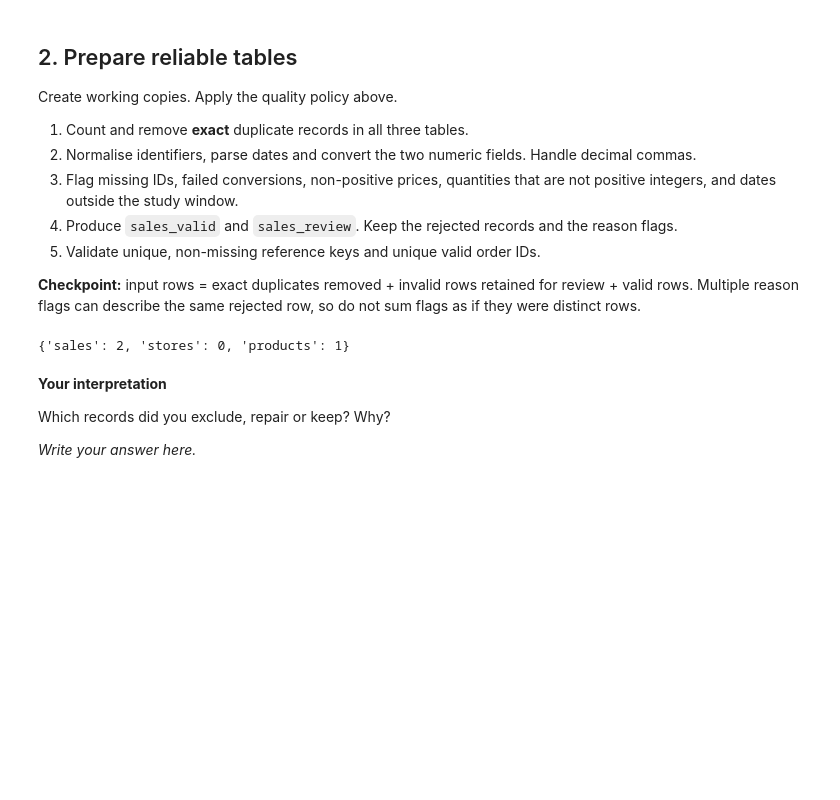
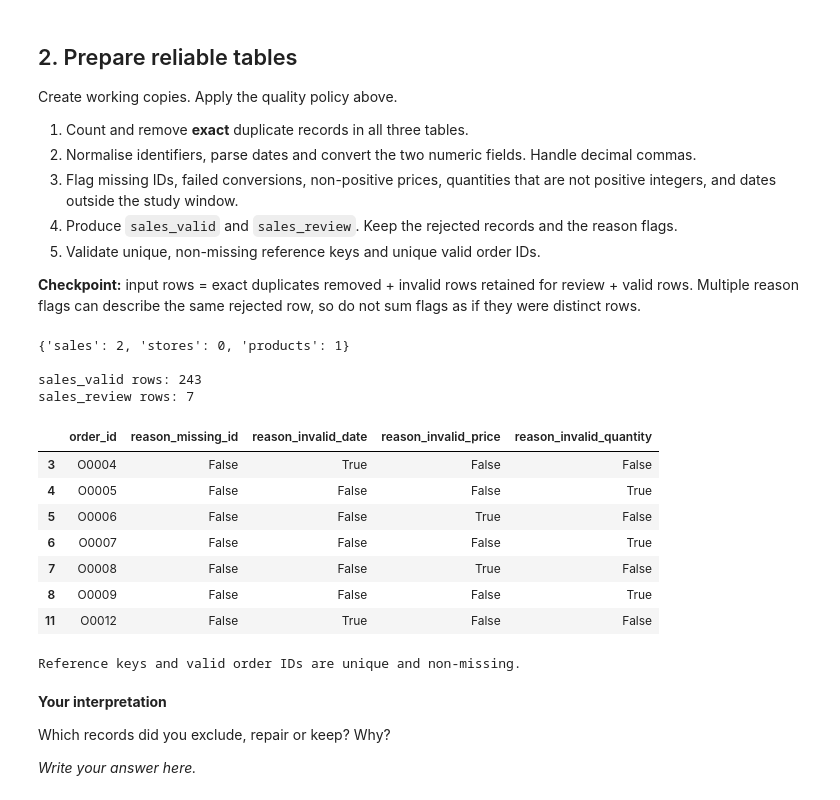
Before and after one commit to horiaphilip/Atelier_Python_INF4, a Jupyter notebook: notebooks/05-Data-Integration-Case-Study.ipynb, the cells around one changed output. Saved outputs shown, nothing was run; the diff lists cells and outputs as text; code cells hidden in the pictures; blank space fills up the shorter version.

```diff
--- a/Project_Case_Study/05-Data-Integration-Case-Study.ipynb
+++ b/notebooks/05-Data-Integration-Case-Study.ipynb
@@ -147,7 +197,7 @@ sales = sales_raw.copy()
 stores = stores_raw.copy()
 products = products_raw.copy()
 
-input_rows = len(sales)
+input_rows = len(sales)   # point de départ de la réconciliation
 
 # Comptage avant la suppression
 dup_counts = {
@@ -158,34 +208,88 @@ dup_counts = {
 print(dup_counts)
 
 # Suppression
 sales = sales.drop_duplicates().reset_index(drop=True)
 stores = stores.drop_duplicates().reset_index(drop=True)
 products = products.drop_duplicates().reset_index(drop=True)
 
 #2 :
 
 for df, cols in [(sales, ["order_id", "store_id", "product_id"]),
                  (stores, ["store_id"]),
                  (products, ["product_id"])]:
     for c in cols:
         df[c] = df[c].str.strip().str.upper()
 
 # Date
 sales["date_parsed"] = pd.to_datetime(
     sales["date"].str.strip(), format="%Y-%m-%d", errors="coerce"
 )
 
 # Quantité
 sales["quantity_num"] = pd.to_numeric(sales["quantity"].str.strip(), errors="coerce")
 
 # Prix
 sales["unit_price_num"] = pd.to_numeric(
     sales["unit_price_eur"].str.strip().str.replace(",", ".", regex=False),
     errors="coerce",
 )
-#3 :
+
+# 3. flag issues (one boolean column per reason, a row can trigger more than one)
+study_start = pd.Timestamp("2025-04-01")
+study_end = pd.Timestamp("2025-04-28")
+reason_missing_id = sales["order_id"].isna() | sales["store_id"].isna() | sales["product_id"].isna()
+reason_invalid_date = sales["date_parsed"].isna() | (sales["date_parsed"] < study_start) | (sales["date_parsed"] > study_end)
+reason_invalid_price = sales["unit_price_num"].isna() | (sales["unit_price_num"] <= 0)
+reason_invalid_quantity = (
+    sales["quantity_num"].isna()
+    | (sales["quantity_num"] <= 0)
+    | (sales["quantity_num"] % 1 != 0)
+)
+invalid_mask = reason_missing_id | reason_invalid_date | reason_invalid_price | reason_invalid_quantity
+
+# 4. sales_valid and sales_review, keeping the reason flags
+sales_review = sales.loc[invalid_mask, ["order_id", "date", "store_id", "product_id", "quantity", "unit_price_eur"]].copy()
+sales_review["reason_missing_id"] = reason_missing_id[invalid_mask]
+sales_review["reason_invalid_date"] = reason_invalid_date[invalid_mask]
+sales_review["reason_invalid_price"] = reason_invalid_price[invalid_mask]
+sales_review["reason_invalid_quantity"] = reason_invalid_quantity[invalid_mask]
+
+sales_valid = sales.loc[~invalid_mask, ["order_id", "store_id", "product_id"]].copy()
+sales_valid["date"] = sales.loc[~invalid_mask, "date_parsed"]
+sales_valid["quantity"] = sales.loc[~invalid_mask, "quantity_num"].astype(int)
+sales_valid["unit_price_eur"] = sales.loc[~invalid_mask, "unit_price_num"]
+
+print()
+print("sales_valid rows:", len(sales_valid))
+print("sales_review rows:", len(sales_review))
+display(sales_review[["order_id", "reason_missing_id", "reason_invalid_date", "reason_invalid_price", "reason_invalid_quantity"]])
+
+# row accounting: do not sum the 4 flag columns, a row can carry more than one flag
+assert len(sales) == len(sales_valid) + len(sales_review)
+
+# 5. validate reference keys and order IDs
+stores_clean = stores
+products_clean = products
+duplicate_rows_removed = dup_counts["sales"]
+
+assert stores_clean["store_id"].notna().all() and stores_clean["store_id"].is_unique
+assert products_clean["product_id"].notna().all() and products_clean["product_id"].is_unique
+assert sales_valid["order_id"].notna().all() and sales_valid["order_id"].is_unique
+print("Reference keys and valid order IDs are unique and non-missing.")
 # %% [output]
 {'sales': 2, 'stores': 0, 'products': 1}
+
+sales_valid rows: 243
+sales_review rows: 7
+|  | order_id | reason_missing_id | reason_invalid_date | reason_invalid_price | reason_invalid_quantity |
+| 3 | O0004 | False | True | False | False |
+| 4 | O0005 | False | False | False | True |
+| 5 | O0006 | False | False | True | False |
+| 6 | O0007 | False | False | False | True |
+| 7 | O0008 | False | False | True | False |
+| 8 | O0009 | False | False | False | True |
+| 11 | O0012 | False | True | False | False |
+Reference keys and valid order IDs are unique and non-missing.
 # %% [markdown]
 **Your interpretation**
 
```
Also changed, not shown: parts of 4 cells of this notebook, 6 other files.
